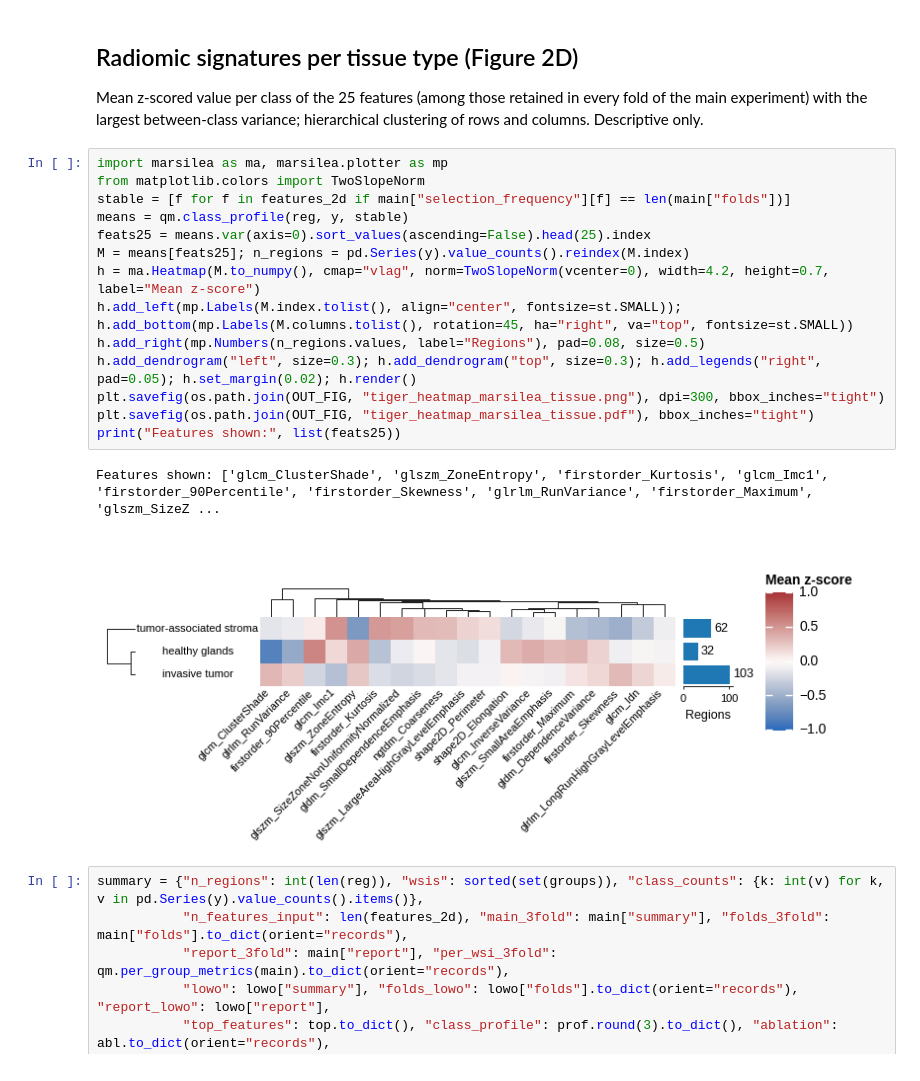
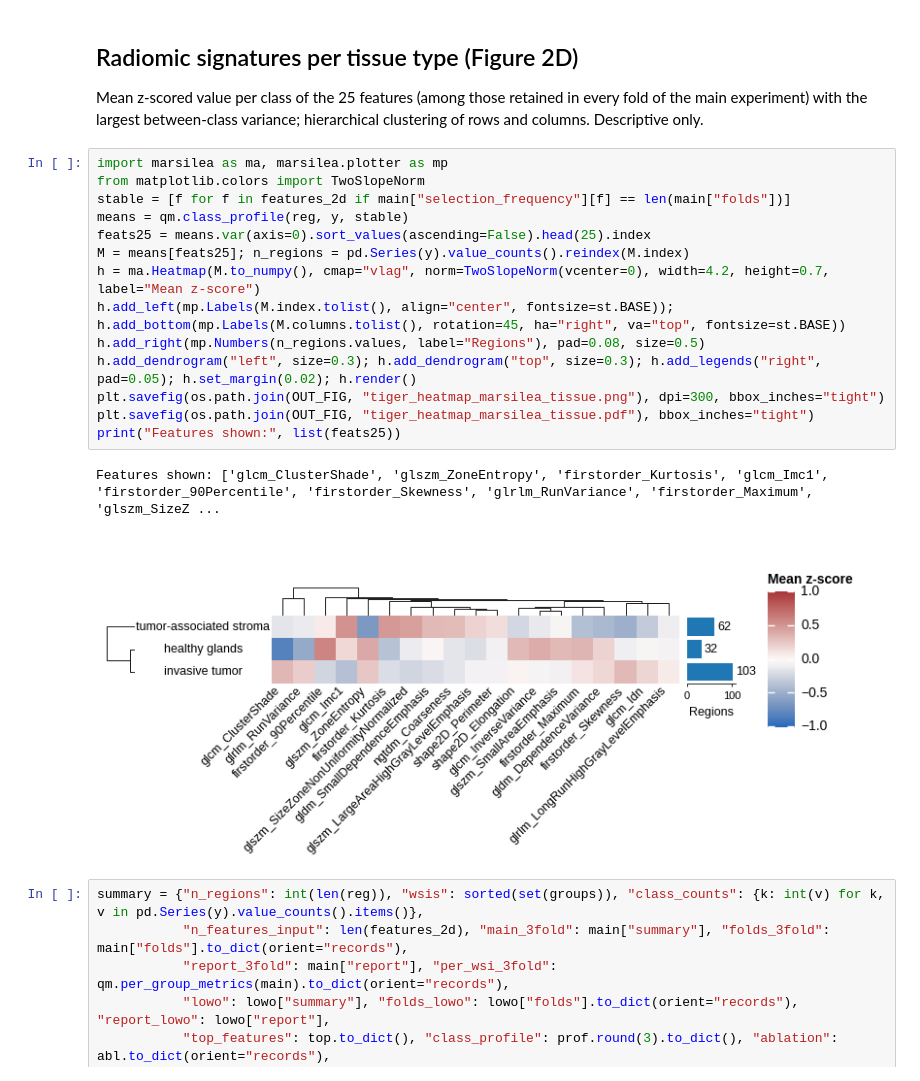
Before and after one commit to icm-dac/QuRad, a Jupyter notebook: notebooks/example_application_tiger.ipynb, the cells around one changed output. Cells and saved outputs as stored; diff of their text form.

```diff
--- a/notebooks/example_application_tiger.ipynb
+++ b/notebooks/example_application_tiger.ipynb
@@ -351,20 +352,20 @@ the largest between-class variance; hierarchical clustering of rows and columns.
 # %%
 import marsilea as ma, marsilea.plotter as mp
 from matplotlib.colors import TwoSlopeNorm
 stable = [f for f in features_2d if main["selection_frequency"][f] == len(main["folds"])]
 means = qm.class_profile(reg, y, stable)
 feats25 = means.var(axis=0).sort_values(ascending=False).head(25).index
 M = means[feats25]; n_regions = pd.Series(y).value_counts().reindex(M.index)
 h = ma.Heatmap(M.to_numpy(), cmap="vlag", norm=TwoSlopeNorm(vcenter=0), width=4.2, height=0.7, label="Mean z-score")
-h.add_left(mp.Labels(M.index.tolist(), align="center", fontsize=st.SMALL)); h.add_bottom(mp.Labels(M.columns.tolist(), rotation=45, ha="right", va="top", fontsize=st.SMALL))
+h.add_left(mp.Labels(M.index.tolist(), align="center", fontsize=st.BASE)); h.add_bottom(mp.Labels(M.columns.tolist(), rotation=45, ha="right", va="top", fontsize=st.BASE))
 h.add_right(mp.Numbers(n_regions.values, label="Regions"), pad=0.08, size=0.5)
 h.add_dendrogram("left", size=0.3); h.add_dendrogram("top", size=0.3); h.add_legends("right", pad=0.05); h.set_margin(0.02); h.render()
 plt.savefig(os.path.join(OUT_FIG, "tiger_heatmap_marsilea_tissue.png"), dpi=300, bbox_inches="tight")
 plt.savefig(os.path.join(OUT_FIG, "tiger_heatmap_marsilea_tissue.pdf"), bbox_inches="tight")
 print("Features shown:", list(feats25))
 # %% [output]
 Features shown: ['glcm_ClusterShade', 'glszm_ZoneEntropy', 'firstorder_Kurtosis', 'glcm_Imc1', 'firstorder_90Percentile', 'firstorder_Skewness', 'glrlm_RunVariance', 'firstorder_Maximum', 'glszm_SizeZ ...
-[figure, old version]
+[figure, new version]
 # %%
 summary = {"n_regions": int(len(reg)), "wsis": sorted(set(groups)), "class_counts": {k: int(v) for k, v in pd.Series(y).value_counts().items()},
            "n_features_input": len(features_2d), "main_3fold": main["summary"], "folds_3fold": main["folds"].to_dict(orient="records"),
```
Also changed, not shown: parts of 1 cell of this notebook, 35 other files.
